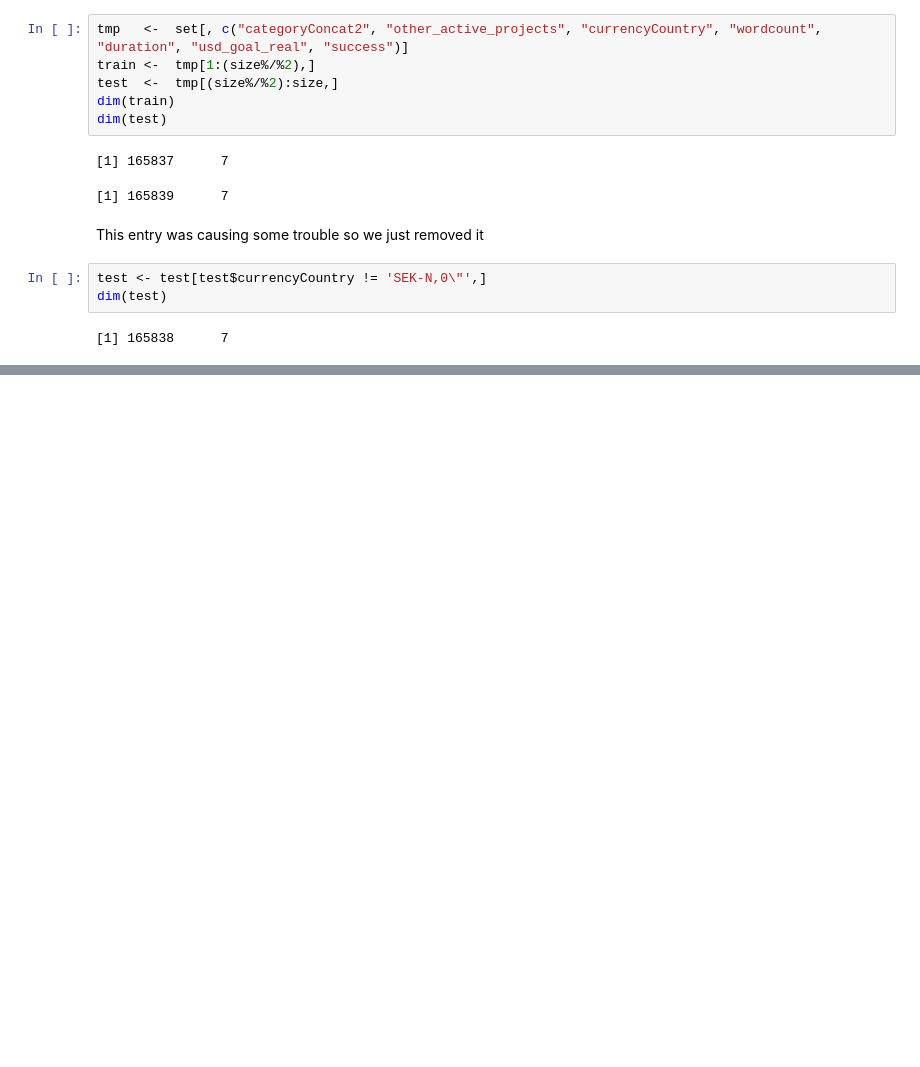
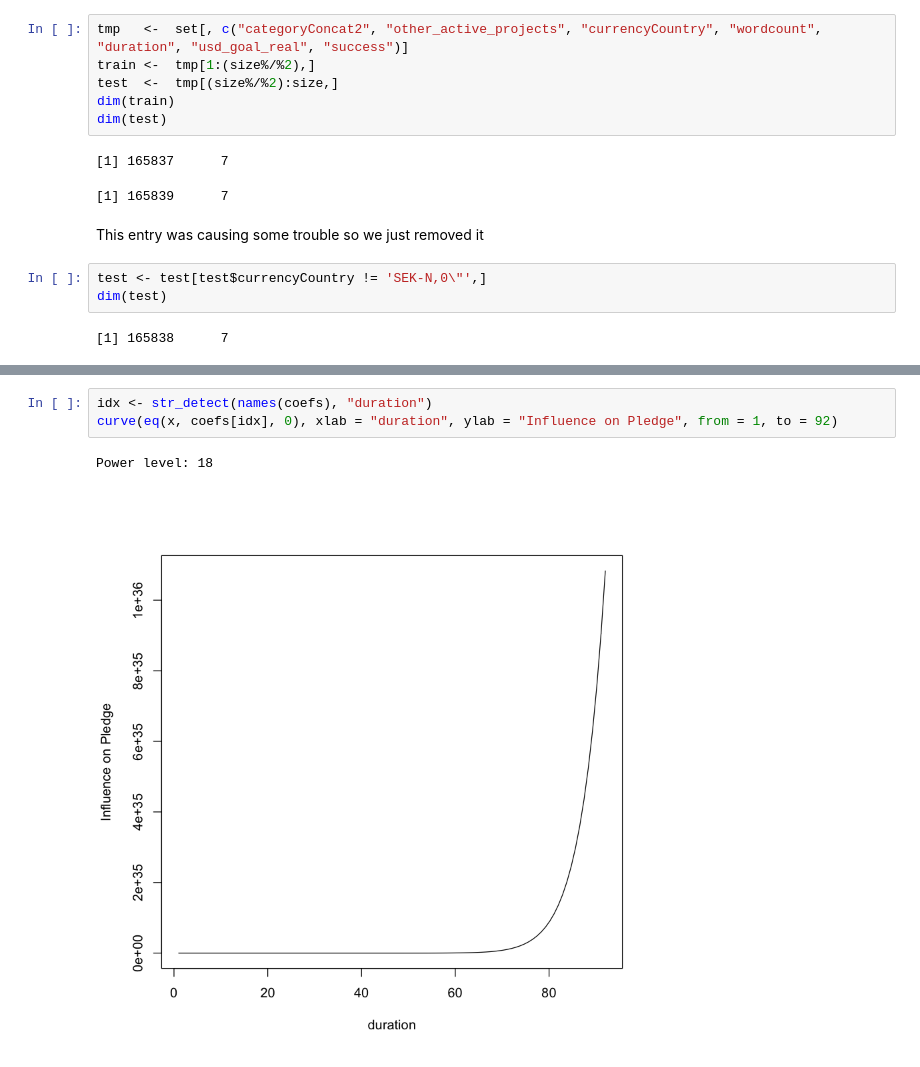
Before and after one commit to MLobo1997/Kickstarter_predictor, a Jupyter notebook: Eval.ipynb, the cells around one changed output, grey strips where cells are left out. Drawn from its saved outputs; the diff is of its cells as text; blank space fills up the shorter version.

```diff
--- a/Eval.ipynb
+++ b/Eval.ipynb
@@ -476,0 +530,6 @@ accuracy
+# %%
+idx <- str_detect(names(coefs), "duration")
+curve(eq(x, coefs[idx], 0), xlab = "duration", ylab = "Influence on Pledge", from = 1, to = 92)
+# %% [output]
+Power level: 18
+[figure, added]
```
Also changed, not shown: parts of 17 cells of this notebook.
